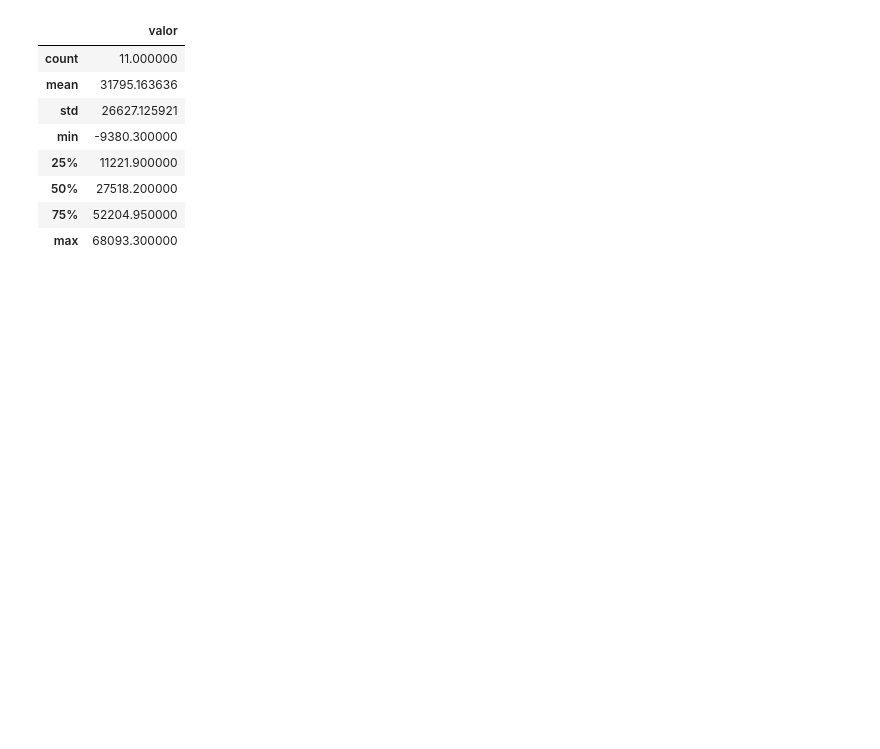
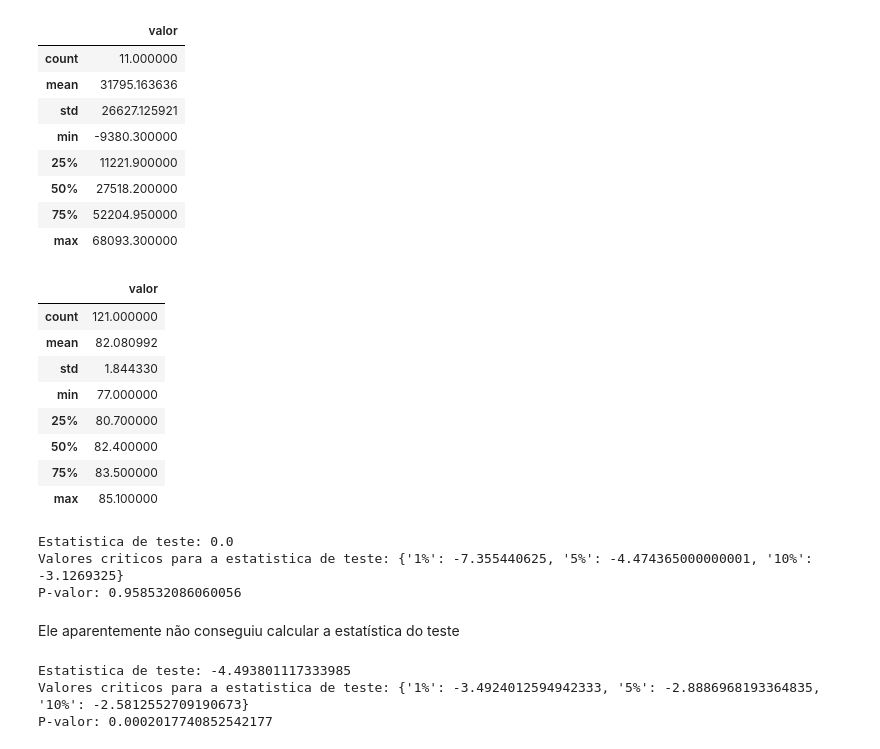
Before and after one commit to brunokolecza/investimento, a Jupyter notebook: Investimento.ipynb, the cells around one changed output. Saved outputs shown, nothing was run; the diff lists cells and outputs as text; code cells hidden in the pictures; blank space fills up the shorter version.

```diff
--- a/Investimento.ipynb
+++ b/Investimento.ipynb
@@ -71,3 +69,36 @@ investimento.describe()
 | 50% | 27518.200000 |
 | 75% | 52204.950000 |
 | max | 68093.300000 |
+# %%
+utilização.describe()
+# %% [output]
+|  | valor |
+| count | 121.000000 |
+| mean | 82.080992 |
+| std | 1.844330 |
+| min | 77.000000 |
+| 25% | 80.700000 |
+| 50% | 82.400000 |
+| 75% | 83.500000 |
+| max | 85.100000 |
+# %%
+# Teste ADF - hipótese nula = raiz unitária
+adf_investimento = sm.tsa.stattools.adfuller(investimento.valor)
+print("Estatistica de teste:", adf_investimento[0])
+print("Valores criticos para a estatistica de teste:", adf_investimento[4])
+print("P-valor:", adf_investimento[1])
+# %% [output]
+Estatistica de teste: 0.0
+Valores criticos para a estatistica de teste: {'1%': -7.355440625, '5%': -4.474365000000001, '10%': -3.1269325}
+P-valor: 0.958532086060056
+# %% [markdown]
+Ele aparentemente não conseguiu calcular a estatística do teste
+# %%
+adf_utilização = sm.tsa.stattools.adfuller(utilização.valor)
+print("Estatistica de teste:", adf_utilização[0])
+print("Valores criticos para a estatistica de teste:", adf_utilização[4])
+print("P-valor:", adf_utilização[1])
+# %% [output]
+Estatistica de teste: -4.493801117333985
+Valores criticos para a estatistica de teste: {'1%': -3.4924012594942333, '5%': -2.8886968193364835, '10%': -2.5812552709190673}
+P-valor: 0.0002017740852542177
```
Also changed, not shown: parts of 11 cells of this notebook.
